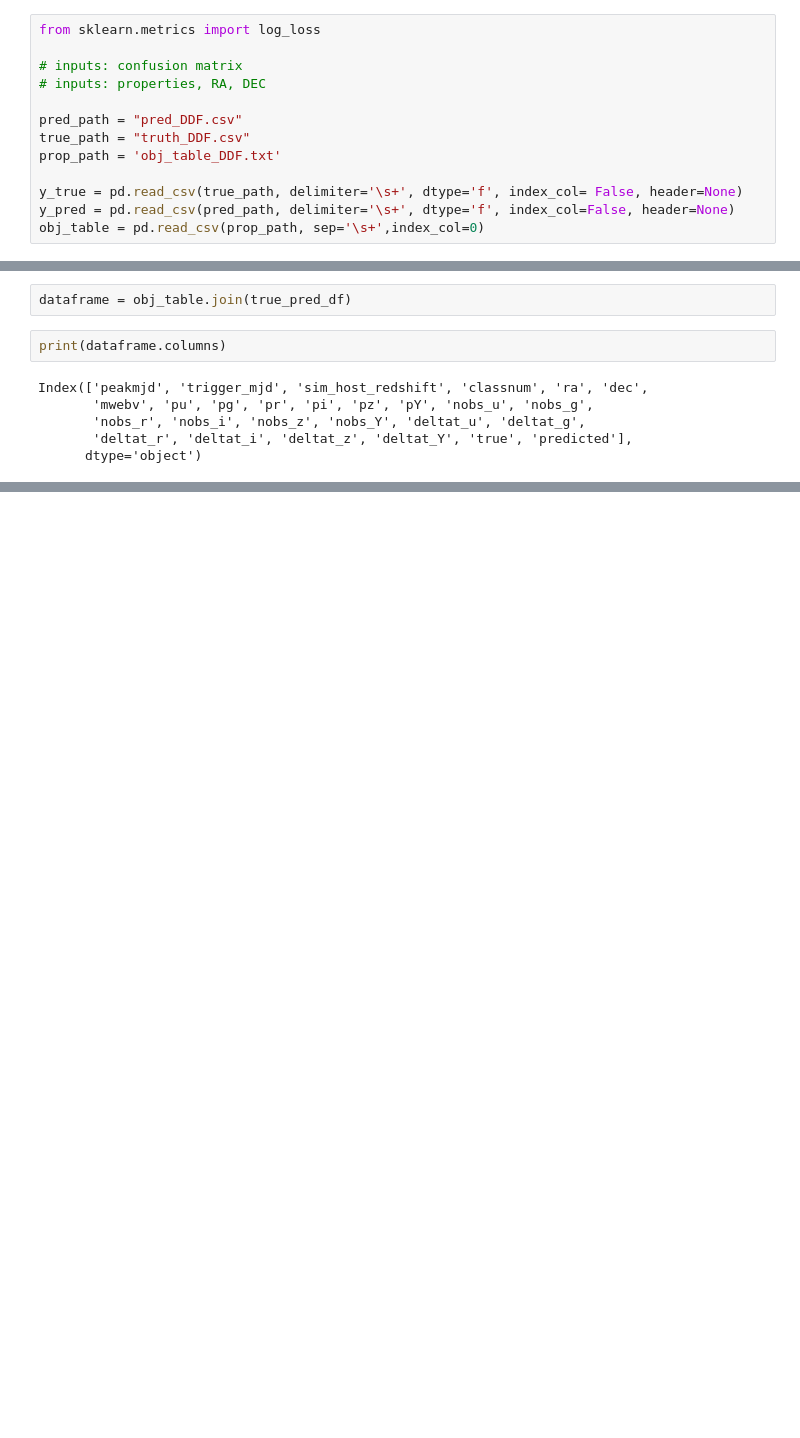
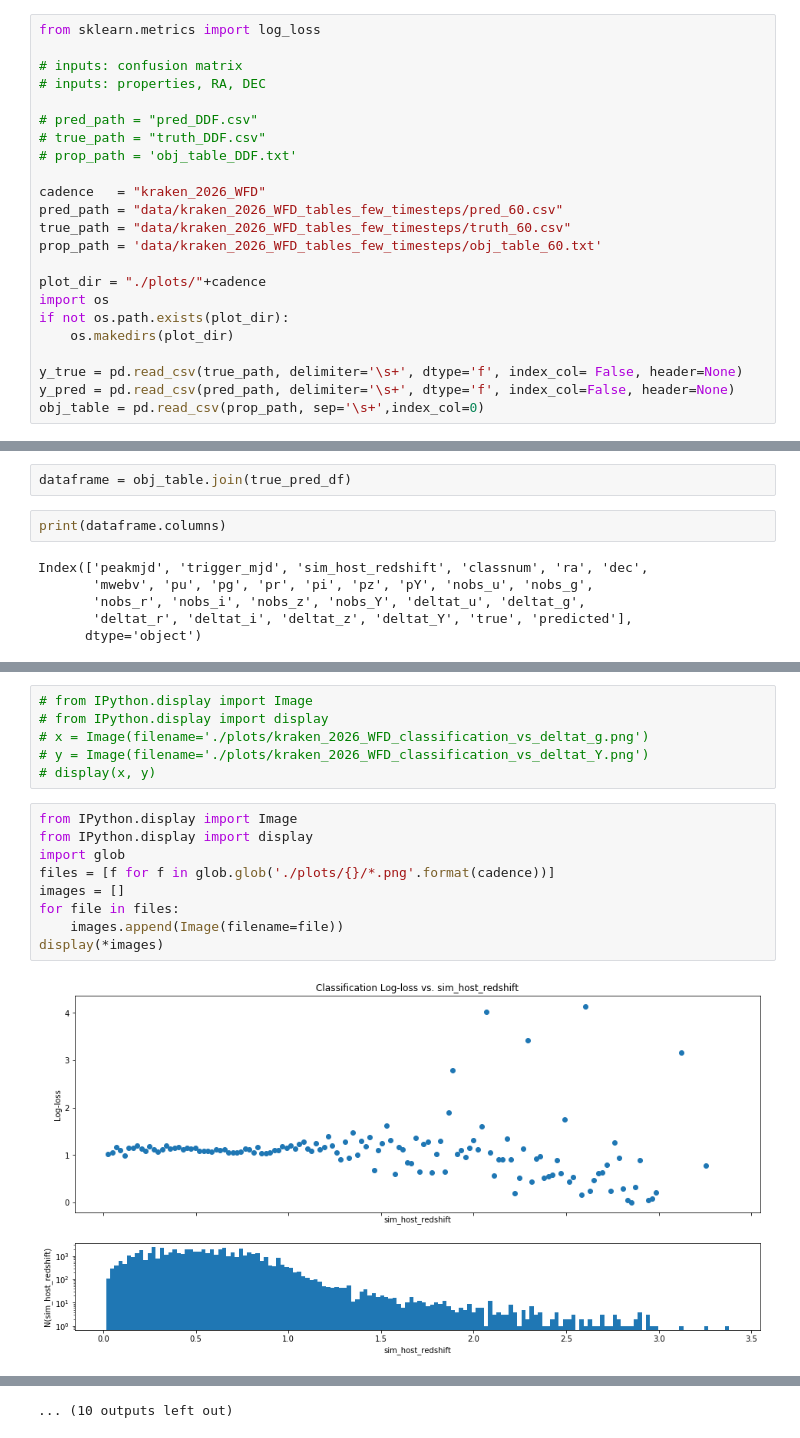
Before and after one commit to LSSTDESC/cwp_transient_metric, a Jupyter notebook: metric_plots_quick_solution.ipynb, the cells around one changed output, grey strips where cells are left out. Drawn from its saved outputs; the diff is of its cells as text; blank space fills up the shorter version.

```diff
--- a/metric_plots_quick_solution.ipynb
+++ b/metric_plots_quick_solution.ipynb
@@ -75,9 +85,19 @@ from sklearn.metrics import log_loss
 # inputs: confusion matrix
 # inputs: properties, RA, DEC
 
-pred_path = "pred_DDF.csv"
-true_path = "truth_DDF.csv"
-prop_path = 'obj_table_DDF.txt'
+# pred_path = "pred_DDF.csv"
+# true_path = "truth_DDF.csv"
+# prop_path = 'obj_table_DDF.txt'
+
+cadence   = "kraken_2026_WFD"
+pred_path = "data/kraken_2026_WFD_tables_few_timesteps/pred_60.csv"
+true_path = "data/kraken_2026_WFD_tables_few_timesteps/truth_60.csv"
+prop_path = 'data/kraken_2026_WFD_tables_few_timesteps/obj_table_60.txt'
+
+plot_dir = "./plots/"+cadence
+import os
+if not os.path.exists(plot_dir):
+    os.makedirs(plot_dir)
 
 y_true = pd.read_csv(true_path, delimiter='\s+', dtype='f', index_col= False, header=None)
 y_pred = pd.read_csv(pred_path, delimiter='\s+', dtype='f', index_col=False, header=None)
@@ -125,0 +158,17 @@ deltat_Y
+# %%
+# from IPython.display import Image
+# from IPython.display import display
+# x = Image(filename='./plots/kraken_2026_WFD_classification_vs_deltat_g.png')
+# y = Image(filename='./plots/kraken_2026_WFD_classification_vs_deltat_Y.png')
+# display(x, y)
+# %%
+from IPython.display import Image
+from IPython.display import display
+import glob
+files = [f for f in glob.glob('./plots/{}/*.png'.format(cadence))]
+images = []
+for file in files:
+    images.append(Image(filename=file))
+display(*images)
+# %% [output]
+[figure, added]
@@ -125,0 +186 @@ deltat_Y
+... (10 outputs left out)
```
Also changed, not shown: parts of 15 cells of this notebook.
